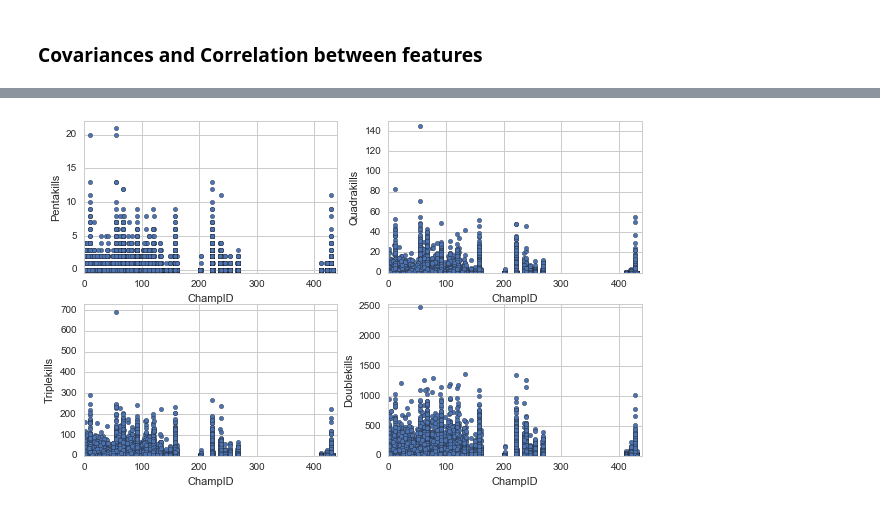
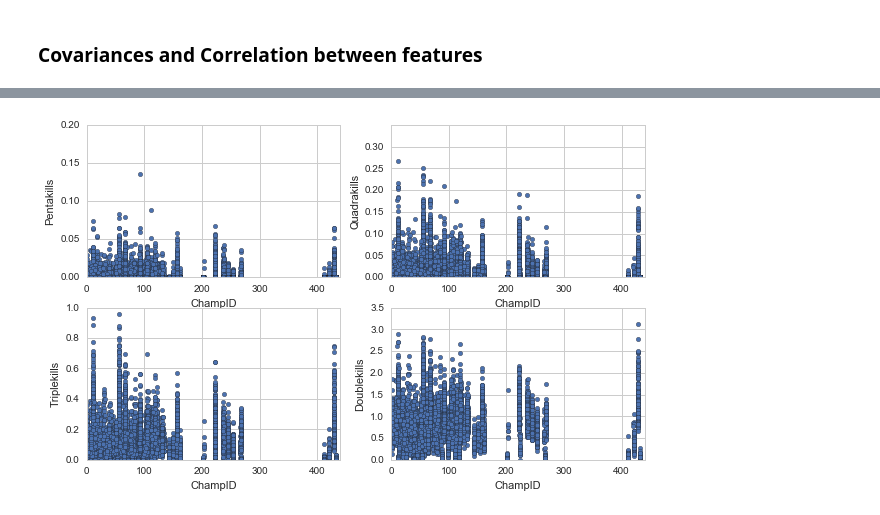
Before and after one commit to dmartr/ADA-Project, a Jupyter notebook: Data Analysis Notebook.ipynb, the cells around one changed output, grey strips where cells are left out. Cells and saved outputs as stored; diff of their text form; code cells hidden in the pictures.

Commit message:
Data analysis by scatter plots between variables

```diff
--- a/Data Analysis Notebook.ipynb
+++ b/Data Analysis Notebook.ipynb
@@ -145 +154,25 @@ dtype: object
+# %%
+df_pc['GoldEarned'] = df_pc['totalGoldEarned'] / df_pc['totalSessionsPlayed']
+df_pc['MinionKills'] = df_pc['totalMinionKills'] / df_pc['totalSessionsPlayed']
+df_pc['PhysicalDamageDealt'] = df_pc['totalPhysicalDamageDealt'] / df_pc['totalSessionsPlayed']
+df_pc['MagicDamageDealt'] = df_pc['totalMagicDamageDealt'] / df_pc['totalSessionsPlayed']
+df_pc['DamageTaken'] = df_pc['totalDamageTaken'] / df_pc['totalSessionsPlayed']
+df_pc['DoubleKills'] = df_pc['totalDoubleKills'] / df_pc['totalSessionsPlayed']
+df_pc['TripleKills'] = df_pc['totalTripleKills'] / df_pc['totalSessionsPlayed']
+df_pc['QuadraKills'] = df_pc['totalQuadraKills'] / df_pc['totalSessionsPlayed']
+df_pc['PentaKills'] = df_pc['totalPentaKills'] / df_pc['totalSessionsPlayed']
+df_pc['TurretsKilled'] = df_pc['totalTurretsKilled'] / df_pc['totalSessionsPlayed']
+
+df_total['GoldEarned'] = df_total['totalGoldEarned'] / df_total['totalSessionsPlayed']
+df_total['MinionKills'] = df_total['totalMinionKills'] / df_total['totalSessionsPlayed']
+df_total['PhysicalDamageDealt'] = df_total['totalPhysicalDamageDealt'] / df_total['totalSessionsPlayed']
+df_total['MagicDamageDealt'] = df_total['totalMagicDamageDealt'] / df_total['totalSessionsPlayed']
+df_total['DamageTaken'] = df_total['totalDamageTaken'] / df_total['totalSessionsPlayed']
+df_total['DoubleKills'] = df_total['totalDoubleKills'] / df_total['totalSessionsPlayed']
+df_total['TripleKills'] = df_total['totalTripleKills'] / df_total['totalSessionsPlayed']
+df_total['QuadraKills'] = df_total['totalQuadraKills'] / df_total['totalSessionsPlayed']
+df_total['PentaKills'] = df_total['totalPentaKills'] / df_total['totalSessionsPlayed']
+df_total['TurretsKilled'] = df_total['totalTurretsKilled'] / df_total['totalSessionsPlayed']
+df_total['Heal'] = df_total['totalHeal'] / df_total['totalSessionsPlayed']
+df_total['NeutralMinionsKilled	'] = df_total['totalNeutralMinionsKilled'] / df_total['totalSessionsPlayed']
 # %% [markdown]
@@ -151,4 +184,4 @@ totalKDA = \frac{totalChampionKills + totalAssists}{totalDeathsPerSession}
 \end{equation}
 # %%
-df_pc['totalKDA'] = (df_pc['totalChampionKills'] + df_pc['totalAssists']) / df_pc['totalDeathsPerSession']
+df_pc['KDA'] = (df_pc['totalChampionKills'] + df_pc['totalAssists']) / df_pc['totalDeathsPerSession']
 # %%
@@ -203,0 +239,2 @@ df_pc[['WinRate', 'totalSessionsPlayed', 'totalSessionsWon', 'totalSessionsLost'
+# %%
+df_pc.drop(df_pc[['totalChampionKills', 'totalTurretsKilled', 'totalAssists', 'totalDeathsPerSession', 'totalSessionsPlayed', 'totalSessionsWon', 'totalSessionsLost', 'totalGoldEarned', 'totalMinionKills', 'totalPhysicalDamageDealt', 'totalMagicDamageDealt','totalDamageTaken', 'totalDoubleKills', 'totalTripleKills', 'totalQuadraKills', 'totalPentaKills']], axis=1, inplace=True)
@@ -386,29 +477,29 @@ plt.show()
 # %%
 fig = plt.figure(num=None, figsize=(10, 6), dpi=80, facecolor='w', edgecolor='k')
 ax1 = fig.add_subplot(2,2,1)
-ax1.scatter(df_pc['champID'], df_pc['totalPentaKills'])
+ax1.scatter(df_pc['champID'], df_pc['PentaKills'])
 ax2 = fig.add_subplot(2,2,2)
-ax2.scatter(df_pc['champID'], df_pc['totalQuadraKills'])
+ax2.scatter(df_pc['champID'], df_pc['QuadraKills'])
 ax3 = fig.add_subplot(2,2,3)
-ax3.scatter(df_pc['champID'], df_pc['totalTripleKills'])
+ax3.scatter(df_pc['champID'], df_pc['TripleKills'])
 ax4 = fig.add_subplot(2,2,4)
-ax4.scatter(df_pc['champID'], df_pc['totalDoubleKills'])
+ax4.scatter(df_pc['champID'], df_pc['DoubleKills'])
 ax1.set_xlim([-0.5, 440])
-ax1.set_ylim([-0.5, 22])
+ax1.set_ylim([0, 0.2])
 ax1.set_xlabel('ChampID')
 ax1.set_ylabel('Pentakills')
 ax2.set_xlim([-0.5, 440])
-ax2.set_ylim([-0.5, 150])
+ax2.set_ylim([0, 0.35])
 ax2.set_xlabel('ChampID')
 ax2.set_ylabel('Quadrakills')
 ax3.set_xlim([-0.5, 440])
-ax3.set_ylim([-0.5, 730])
+ax3.set_ylim([0, 1])
 ax3.set_xlabel('ChampID')
 ax3.set_ylabel('Triplekills')
 ax4.set_xlim([-0.5, 440])
-ax4.set_ylim([-0.5, 2550])
+ax4.set_ylim([0, 3.5])
 ax4.set_xlabel('ChampID')
 ax4.set_ylabel('Doublekills')
 plt.show()
 # %% [output]
-[figure, old version]
+[figure, new version]
```
Also changed, not shown: parts of 36 cells of this notebook.
